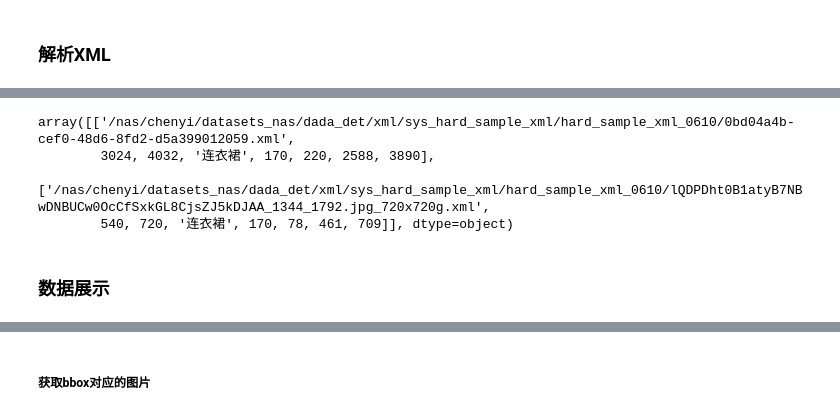
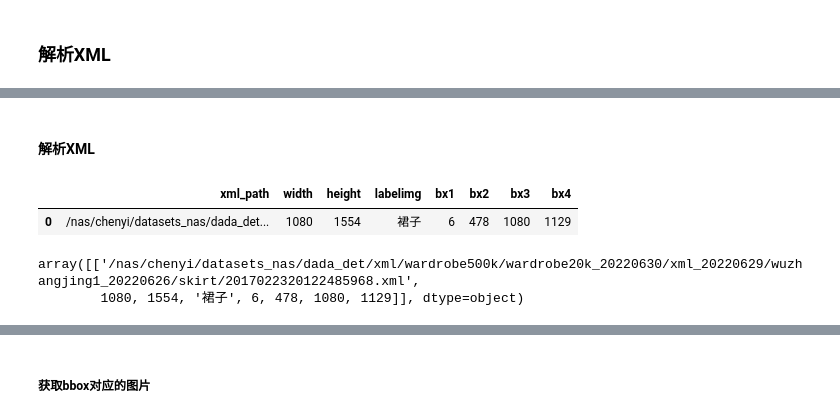
Before and after one commit to PEduck/datasetMudule, a Jupyter notebook: dataset/dada_xml_parse/data_format/xml_parse_display.ipynb, the cells around one changed output, grey strips where cells are left out. Drawn from its saved outputs; the diff is of its cells as text; code cells hidden in the pictures.

Commit message:
xml wardrobe parse

```diff
--- a/dataset/dada_det/data_format/xml_parse_display.ipynb
+++ b/dataset/dada_xml_parse/data_format/xml_parse_display.ipynb
@@ -14,9 +14,9 @@ from PIL import Image
 # %% [markdown]
 ### 1.Data Loader.
 # %%
-root = Path('/nas/chenyi/datasets_nas/dada_det/xml/sys_hard_sample_xml/hard_sample_xml_0610/')
+root = Path('/nas/chenyi/datasets_nas/dada_det/xml/wardrobe500k/wardrobe20k_20220630/xml_20220629/')
 # %%
-xml_list = glob.glob(str(root /'*.xml'))
+xml_list = glob.glob(str(root /'*/*/*.xml'))
 # xml_list += glob.glob(str(root /'*/*/*.xml'))
 # xml_list += glob.glob(str(root /'*/*/*/*.xml'))
 len(xml_list)
@@ -70,3 +126,5 @@ model_label_map = {
+# %% [markdown]
+#### 解析XML
 # %%
 bboxes_list = []
 for p in tqdm(xml_list):
@@ -78,7 +134,23 @@ df = pd.DataFrame(bboxes_list)
+# %%
+bboxes_df = pd.DataFrame(bboxes_list)
+name_stand = ['xml_path', 'width', 'height', 'labelimg', 'bx1', 'bx2','bx3', 'bx4']
+bboxes_df.rename(columns={bboxes_df.columns[0]:name_stand[0],
+                          bboxes_df.columns[1]:name_stand[1],
+                          bboxes_df.columns[2]:name_stand[2],
+                          bboxes_df.columns[3]:name_stand[3],
+                          bboxes_df.columns[4]:name_stand[4],
+                          bboxes_df.columns[5]:name_stand[5],
+                          bboxes_df.columns[6]:name_stand[6],
+                          bboxes_df.columns[7]:name_stand[7],
+                         },
+                          inplace=True)
+# %%
+bboxes_df.head(1)
+# %% [output]
+|  | xml_path | width | height | labelimg | bx1 | bx2 | bx3 | bx4 |
+| 0 | /nas/chenyi/datasets_nas/dada_det... | 1080 | 1554 | 裙子 | 6 | 478 | 1080 | 1129 |
 # %%
-df.head(2).values
+bboxes_df.head(1).values
 # %% [output]
-array([['/nas/chenyi/datasets_nas/dada_det/xml/sys_hard_sample_xml/hard_sample_xml_0610/0bd04a4b-cef0-48d6-8fd2-d5a399012059.xml',
-        3024, 4032, '连衣裙', 170, 220, 2588, 3890],
-       ['/nas/chenyi/datasets_nas/dada_det/xml/sys_hard_sample_xml/hard_sample_xml_0610/lQDPDht0B1atyB7NBwDNBUCw0OcCfSxkGL8CjsZJ5kDJAA_1344_1792.jpg_720x720g.xml',
-        540, 720, '连衣裙', 170, 78, 461, 709]], dtype=object)
+array([['/nas/chenyi/datasets_nas/dada_det/xml/wardrobe500k/wardrobe20k_20220630/xml_20220629/wuzhangjing1_20220626/skirt/2017022320122485968.xml',
+        1080, 1554, '裙子', 6, 478, 1080, 1129]], dtype=object)
@@ -91,2 +156,0 @@ df.value_counts('man')
-# %% [markdown]
-### 数据展示
```
Also changed, not shown: parts of 98 cells of this notebook, 10 other files.
